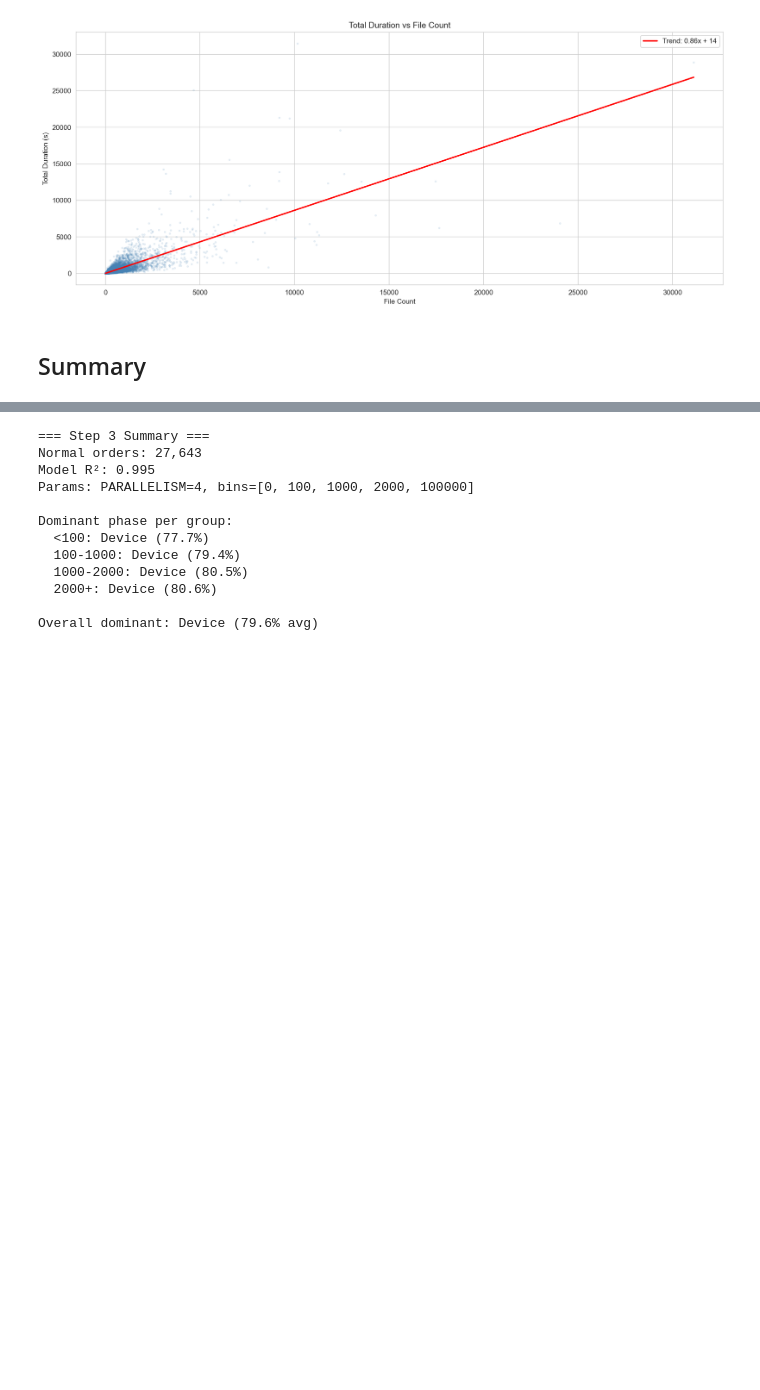
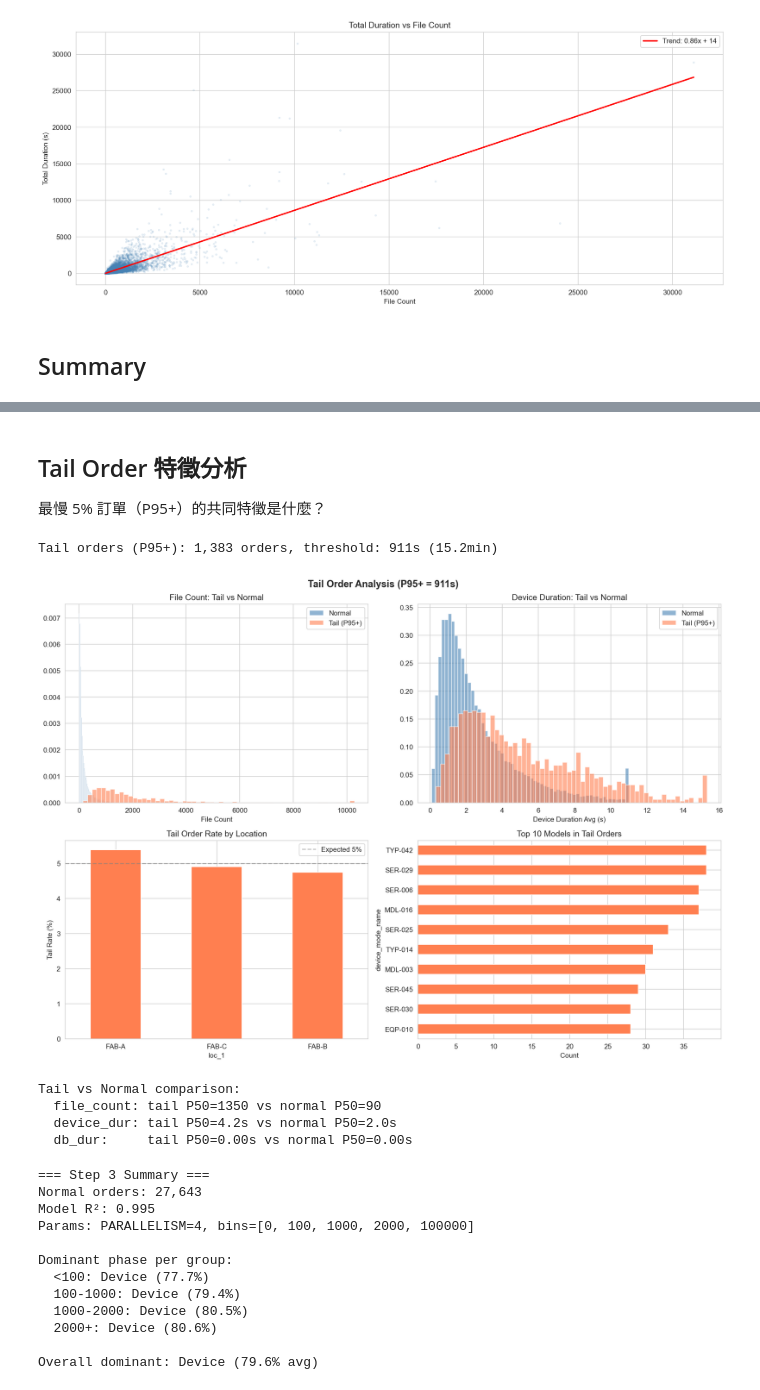
Before and after one commit to yschiang/perf-profiling, a Jupyter notebook: notebooks/step3_bottleneck.ipynb, the cells around one changed output, grey strips where cells are left out. Cells and saved outputs as stored; diff of their text form; code cells hidden in the pictures; blank space fills up the shorter version.

```diff
--- a/notebooks/step3_bottleneck.ipynb
+++ b/notebooks/step3_bottleneck.ipynb
@@ -175,3 +245,72 @@ plt.show()
+# %% [markdown]
+## Tail Order 特徵分析
+
+最慢 5% 訂單（P95+）的共同特徵是什麼？
+# %%
+# Tail order analysis (P95+ = slowest 5%)
+p95_threshold = normal['total_duration_seconds'].quantile(0.95)
+tail = normal[normal['total_duration_seconds'] >= p95_threshold].copy()
+non_tail = normal[normal['total_duration_seconds'] < p95_threshold].copy()
+
+print(f"Tail orders (P95+): {len(tail):,} orders, threshold: {p95_threshold:.0f}s ({p95_threshold/60:.1f}min)")
+
+fig, axes = plt.subplots(2, 2, figsize=(14, 10))
+
+# file_count: tail vs normal
+axes[0][0].hist(non_tail['file_count'].clip(upper=non_tail['file_count'].quantile(0.99)),
+                bins=60, alpha=0.6, color='steelblue', density=True, label='Normal')
+axes[0][0].hist(tail['file_count'].clip(upper=tail['file_count'].quantile(0.99)),
+                bins=60, alpha=0.6, color='coral', density=True, label='Tail (P95+)')
+axes[0][0].set_title('File Count: Tail vs Normal')
+axes[0][0].set_xlabel('File Count')
+axes[0][0].legend()
+
+# device_duration: tail vs normal
+axes[0][1].hist(non_tail['device_duration_avg_seconds'].clip(upper=non_tail['device_duration_avg_seconds'].quantile(0.99)),
+                bins=60, alpha=0.6, color='steelblue', density=True, label='Normal')
+axes[0][1].hist(tail['device_duration_avg_seconds'].clip(upper=tail['device_duration_avg_seconds'].quantile(0.99)),
+                bins=60, alpha=0.6, color='coral', density=True, label='Tail (P95+)')
+axes[0][1].set_title('Device Duration: Tail vs Normal')
+axes[0][1].set_xlabel('Device Duration Avg (s)')
+axes[0][1].legend()
+
+# Tail rate by loc_1
+tail_by_loc = normal.groupby('loc_1').apply(lambda g: (g['total_duration_seconds'] >= p95_threshold).mean() * 100)
+tail_by_loc.sort_values(ascending=False).plot(kind='bar', ax=axes[1][0], color='coral')
+axes[1][0].set_title('Tail Order Rate by Location')
+axes[1][0].set_ylabel('Tail Rate (%)')
+axes[1][0].axhline(y=5, color='gray', linestyle='--', alpha=0.5, label='Expected 5%')
+axes[1][0].legend()
+axes[1][0].tick_params(axis='x', rotation=0)
+
+# Top 10 device_models contributing most tail orders
+tail_models = tail.dropna(subset=['device_mode_name'])
+if len(tail_models) > 0:
+    model_tail = tail_models['device_mode_name'].value_counts().head(10)
+    model_tail.plot(kind='barh', ax=axes[1][1], color='coral')
+    axes[1][1].set_title('Top 10 Models in Tail Orders')
+    axes[1][1].set_xlabel('Count')
+    axes[1][1].invert_yaxis()
+else:
+    axes[1][1].text(0.5, 0.5, 'No device_mode_name data', ha='center', va='center')
+    axes[1][1].set_title('Top Models in Tail Orders')
+
+plt.suptitle(f'Tail Order Analysis (P95+ = {p95_threshold:.0f}s)', fontsize=14, fontweight='bold')
+plt.tight_layout()
+plt.savefig(REPORTS_DIR / 'step3_tail_analysis.png', dpi=150, bbox_inches='tight')
+plt.show()
+
+print(f"\nTail vs Normal comparison:")
+print(f"  file_count: tail P50={tail['file_count'].median():.0f} vs normal P50={non_tail['file_count'].median():.0f}")
+print(f"  device_dur: tail P50={tail['device_duration_avg_seconds'].median():.1f}s vs normal P50={non_tail['device_duration_avg_seconds'].median():.1f}s")
+print(f"  db_dur:     tail P50={tail['db_duration_avg_seconds'].median():.2f}s vs normal P50={non_tail['db_duration_avg_seconds'].median():.2f}s")
+# %% [output]
+Tail orders (P95+): 1,383 orders, threshold: 911s (15.2min)
+[figure, added]
+Tail vs Normal comparison:
+  file_count: tail P50=1350 vs normal P50=90
+  device_dur: tail P50=4.2s vs normal P50=2.0s
+  db_dur:     tail P50=0.00s vs normal P50=0.00s
 # %%
 biggest = group_pct.idxmax(axis=1)
 print("=== Step 3 Summary ===")
```
Also changed, not shown: parts of 3 cells of this notebook, 7 other files.
